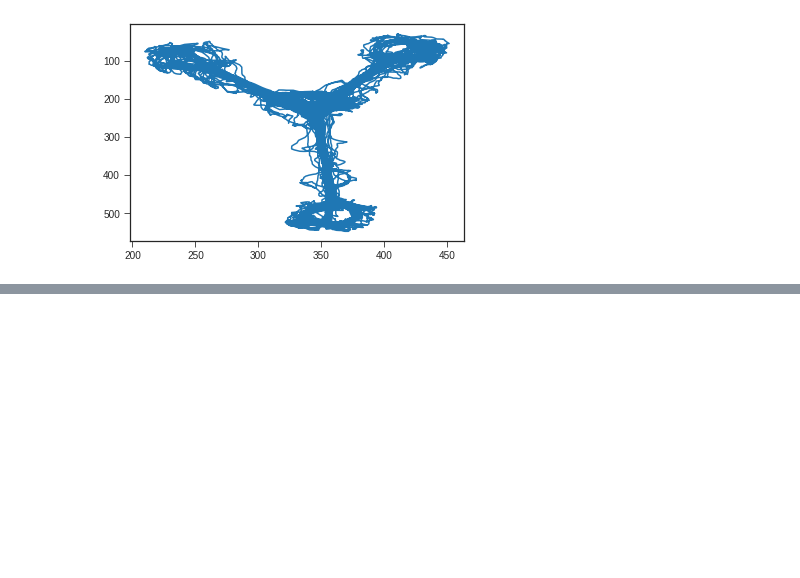
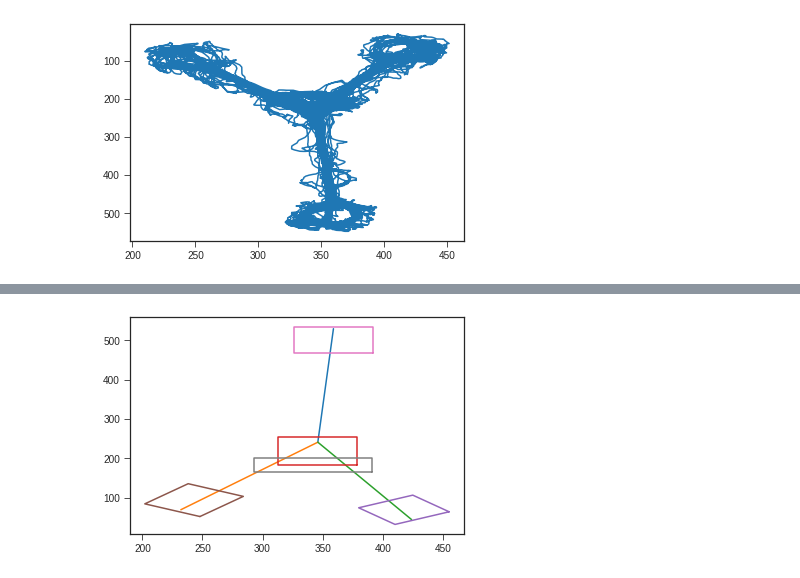
Before and after one commit to Kasia-Bz/Lateral_septum, a Jupyter notebook: Untitled.ipynb, the cells around one changed output, grey strips where cells are left out. Cells and saved outputs as stored; diff of their text form; code cells hidden in the pictures; blank space fills up the shorter version.

```diff
--- a/Untitled.ipynb
+++ b/Untitled.ipynb
@@ -35,0 +36,4 @@ RR, LR, HR, CP, w_CP = load_maze.maze()
+# %%
+load_maze.plot_maze(RR, LR, HR, CP, w_CP)
+# %% [output]
+[figure, added]
```
Also changed, not shown: parts of 6 cells of this notebook.
